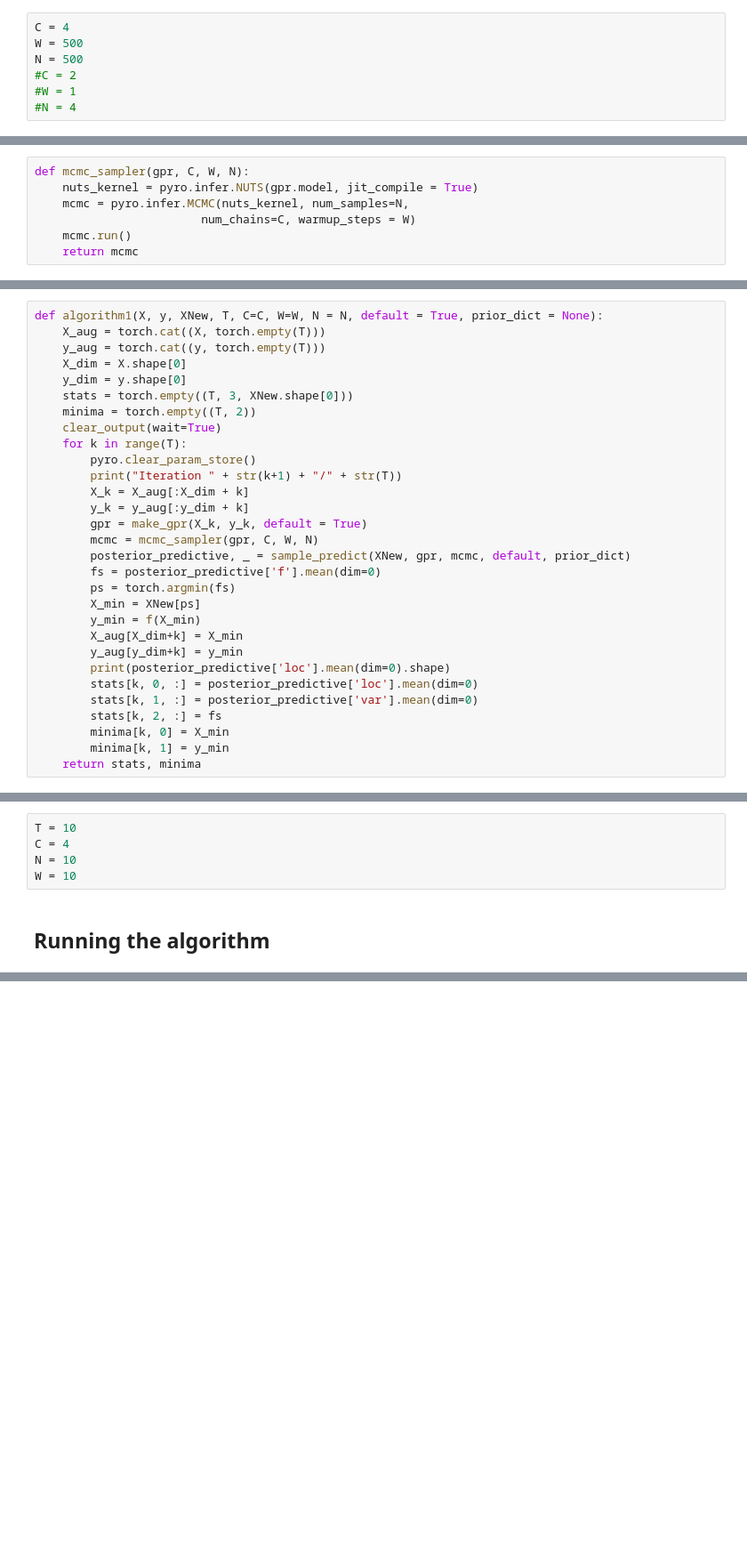
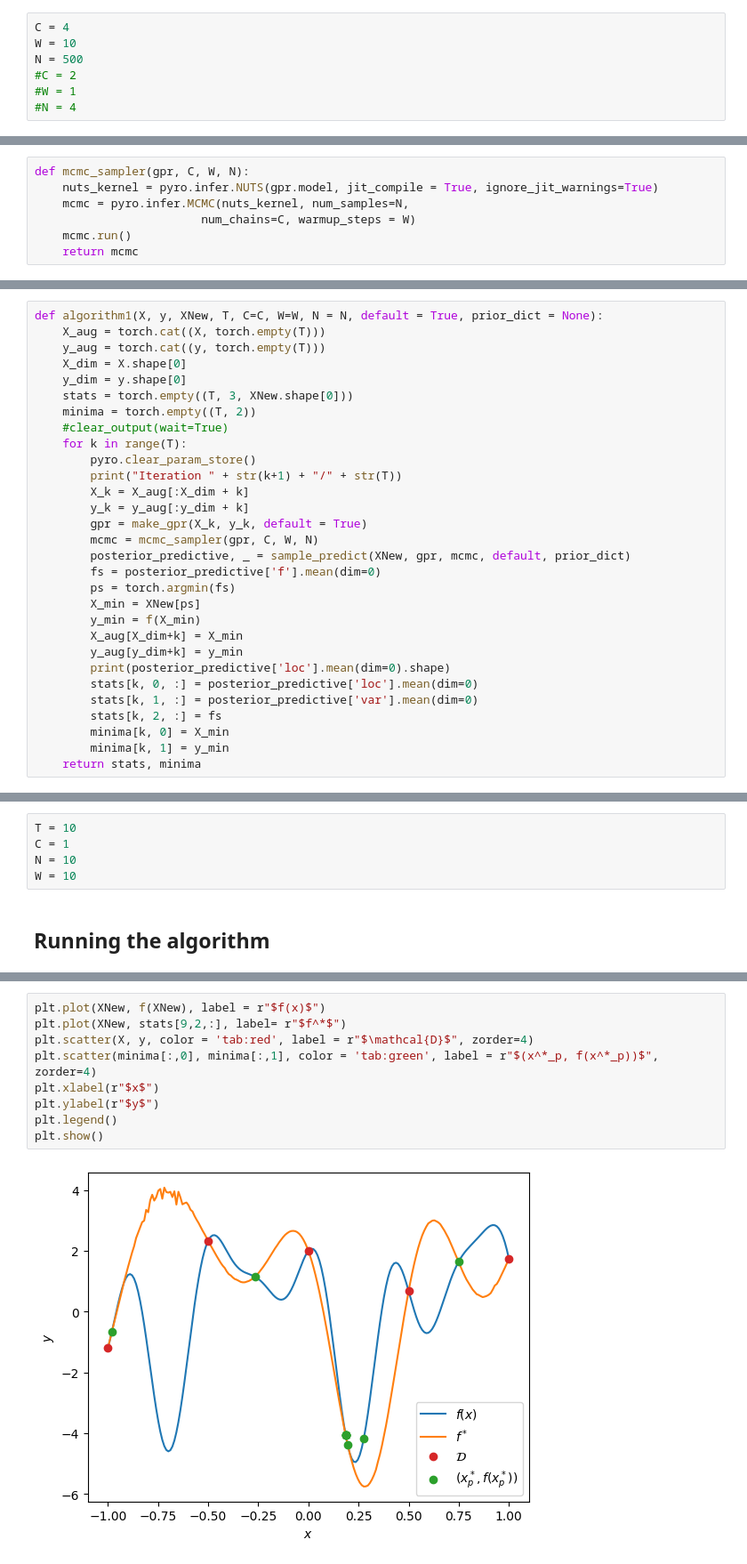
Before and after one commit to JackismyShephard/pml-22-exam, a Jupyter notebook: scripts/b.ipynb, the cells around one changed output, grey strips where cells are left out. Shown: that part at 89% size. Cells and saved outputs as stored; diff of their text form; blank space fills up the shorter version.

```diff
--- a/scripts/b.ipynb
+++ b/scripts/b.ipynb
@@ -45,7 +45,7 @@ def make_gpr(X,y, default = True, kernel = None, prior_dict = None):
 ## MCMC hyper-parameters
 # %%
 C = 4
-W = 500
+W = 10
 N = 500
 #C = 2
 #W = 1
@@ -54,7 +54,7 @@ N = 500
 ## Sampling posterior of GP with MCMC
 # %%
 def mcmc_sampler(gpr, C, W, N):
-    nuts_kernel = pyro.infer.NUTS(gpr.model, jit_compile = True)
+    nuts_kernel = pyro.infer.NUTS(gpr.model, jit_compile = True, ignore_jit_warnings=True)
     mcmc = pyro.infer.MCMC(nuts_kernel, num_samples=N,
                         num_chains=C, warmup_steps = W)
     mcmc.run()
@@ -166,7 +137,7 @@ def algorithm1(X, y, XNew, T, C=C, W=W, N = N, default = True, prior_dict = None
     y_dim = y.shape[0]
     stats = torch.empty((T, 3, XNew.shape[0]))
     minima = torch.empty((T, 2))
-    clear_output(wait=True)
+    #clear_output(wait=True)
     for k in range(T):
         pyro.clear_param_store()
         print("Iteration " + str(k+1) + "/" + str(T))
@@ -192,7 +163,7 @@ def algorithm1(X, y, XNew, T, C=C, W=W, N = N, default = True, prior_dict = None
 ## Algorithm hyper-parameters
 # %%
 T = 10
-C = 4
+C = 1
 N = 10
 W = 10
 # %% [markdown]
@@ -204,0 +202,11 @@ KeyboardInterrupt:
+# %%
+plt.plot(XNew, f(XNew), label = r"$f(x)$")
+plt.plot(XNew, stats[9,2,:], label= r"$f^*$")
+plt.scatter(X, y, color = 'tab:red', label = r"$\mathcal{D}$", zorder=4)
+plt.scatter(minima[:,0], minima[:,1], color = 'tab:green', label = r"$(x^*_p, f(x^*_p))$", zorder=4)
+plt.xlabel(r"$x$")
+plt.ylabel(r"$y$")
+plt.legend()
+plt.show()
+# %% [output]
+[figure, added]
```
Also changed, not shown: parts of 13 cells of this notebook.
